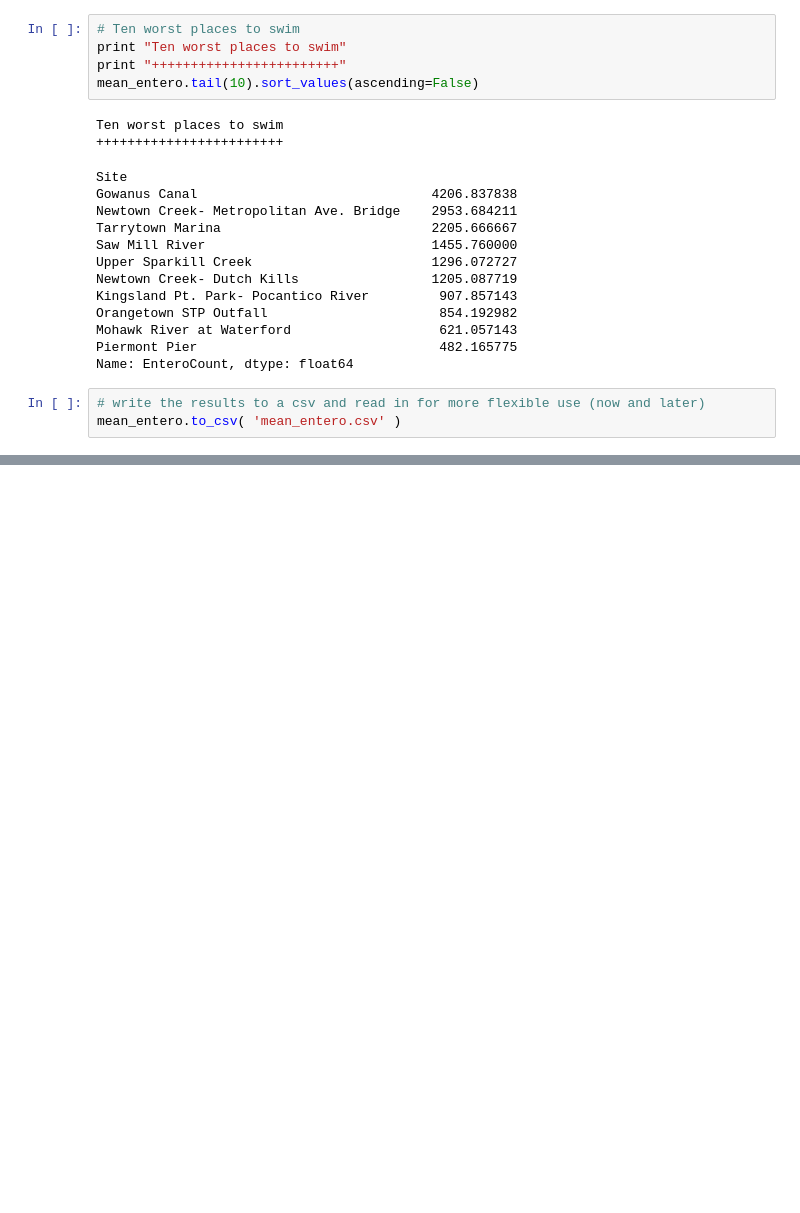
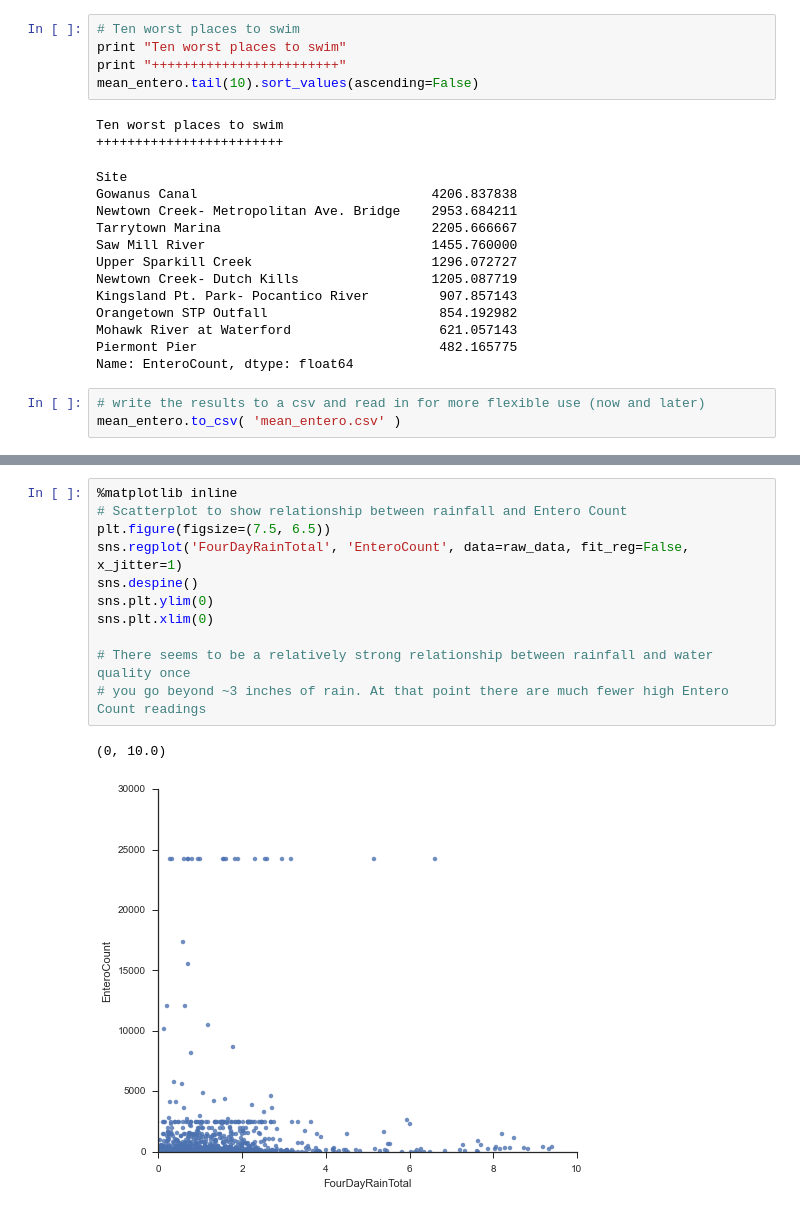
Before and after one commit to dbouquin/IS_608, a Jupyter notebook: IS608_HW4/IS608_HW4.ipynb, the cells around one changed output, grey strips where cells are left out. Saved outputs shown, nothing was run; the diff lists cells and outputs as text; blank space fills up the shorter version.

```diff
--- a/IS608_HW4/IS608_HW4.ipynb
+++ b/IS608_HW4/IS608_HW4.ipynb
@@ -221,0 +330,14 @@ plt.figure(figsize=(7, 8))
+# %%
+%matplotlib inline
+# Scatterplot to show relationship between rainfall and Entero Count
+plt.figure(figsize=(7.5, 6.5))
+sns.regplot('FourDayRainTotal', 'EnteroCount', data=raw_data, fit_reg=False, x_jitter=1)
+sns.despine()
+sns.plt.ylim(0)
+sns.plt.xlim(0)
+
+# There seems to be a relatively strong relationship between rainfall and water quality once
+# you go beyond ~3 inches of rain. At that point there are much fewer high Entero Count readings
+# %% [output]
+(0, 10.0)
+[figure, added]
```
Also changed, not shown: parts of 25 cells of this notebook.
